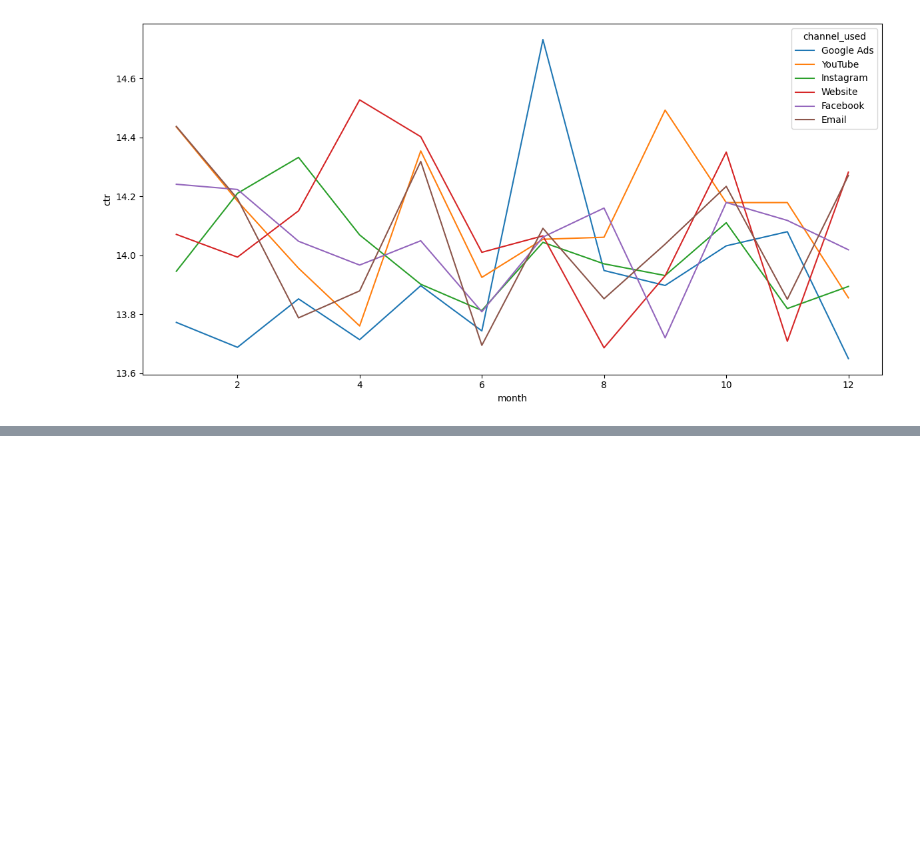
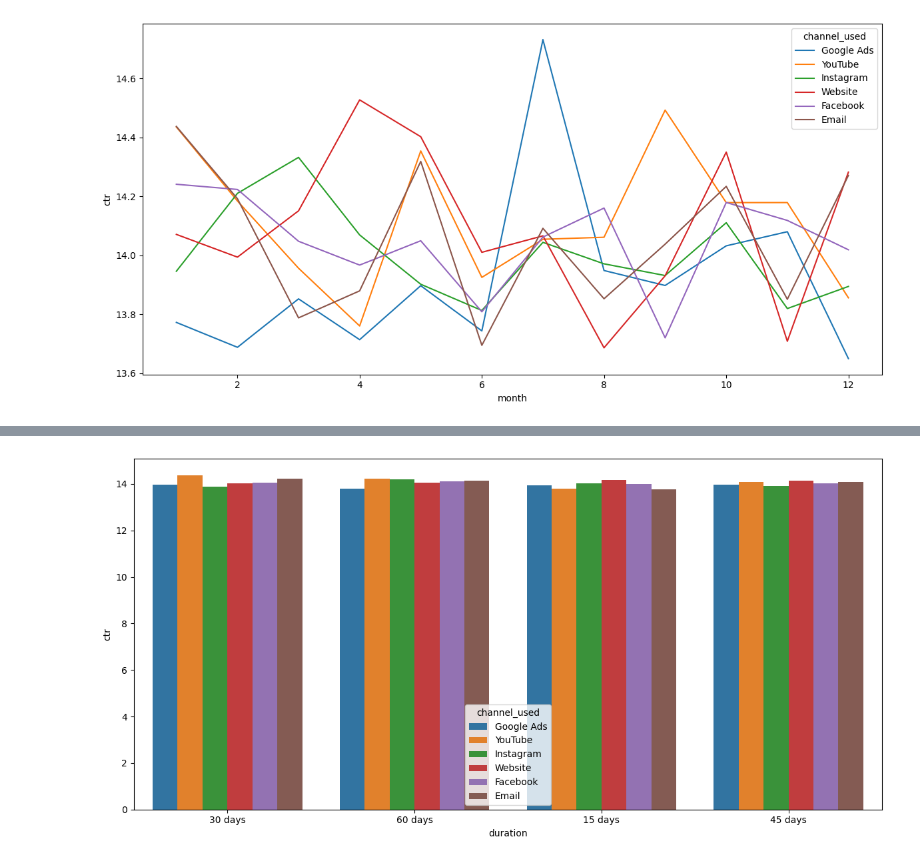
Before and after one commit to AliceDeg/mid_project, a Jupyter notebook: notebooks/EDA_notebook_alice.ipynb, the cells around one changed output, grey strips where cells are left out. Cells and saved outputs as stored; diff of their text form; code cells hidden in the pictures; blank space fills up the shorter version.

```diff
--- a/notebooks/EDA_notebook_alice.ipynb
+++ b/notebooks/EDA_notebook_alice.ipynb
@@ -592,0 +603,9 @@ plt.show()
+# %%
+# plotting duration by channel on CTR to find which channel drives highest performance by flight time (aka duration)
+
+fig, ax = plt.subplots(figsize=(12,6))
+sns.barplot(data=marketing_df, x="duration", y="ctr", hue="channel_used",errorbar=None, ax=ax)
+plt.tight_layout()
+plt.show()
+# %% [output]
+[figure, added]
```
Also changed, not shown: parts of 4 cells of this notebook, 1 other file.
